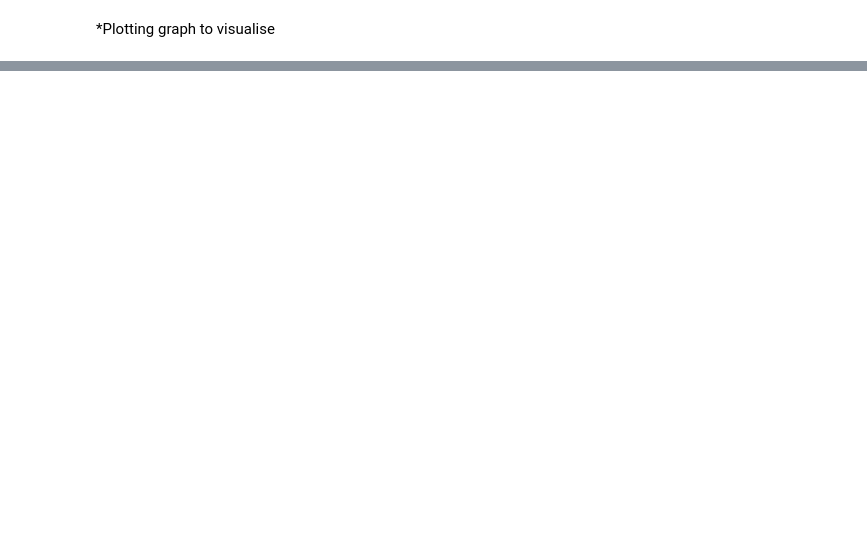
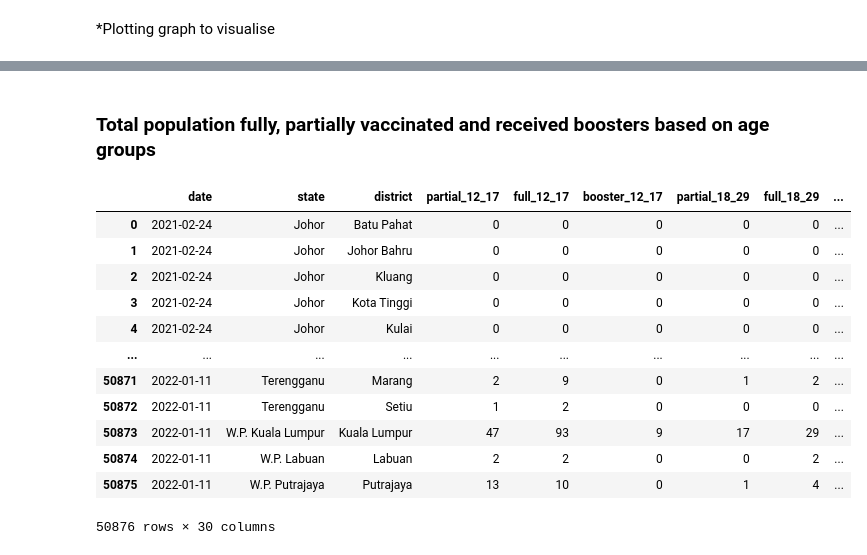
Before and after one commit to Karmen-Tee/covid19-public, a Jupyter notebook: Descriptive Analysis.ipynb, the cells around one changed output, grey strips where cells are left out. Saved outputs shown, nothing was run; the diff lists cells and outputs as text; code cells hidden in the pictures; blank space fills up the shorter version.

```diff
--- a/Descriptive Analysis.ipynb
+++ b/Descriptive Analysis.ipynb
@@ -145,0 +311,20 @@ ax.xaxis.set_major_formatter(date_form)
+# %% [markdown]
+### Total population fully, partially vaccinated and received boosters based on age groups
+# %%
+# Load vaccination among age groups dataset
+vax_age = pd.read_csv(folder + 'vaccination/vax_demog_age.csv')
+vax_age
+# %% [output]
+|  | date | state | district | partial_12_17 | full_12_17 | booster_12_17 | partial_18_29 | full_18_29 | ... |
+| 0 | 2021-02-24 | Johor | Batu Pahat | 0 | 0 | 0 | 0 | 0 | ... |
+| 1 | 2021-02-24 | Johor | Johor Bahru | 0 | 0 | 0 | 0 | 0 | ... |
+| 2 | 2021-02-24 | Johor | Kluang | 0 | 0 | 0 | 0 | 0 | ... |
+| 3 | 2021-02-24 | Johor | Kota Tinggi | 0 | 0 | 0 | 0 | 0 | ... |
+| 4 | 2021-02-24 | Johor | Kulai | 0 | 0 | 0 | 0 | 0 | ... |
+| ... | ... | ... | ... | ... | ... | ... | ... | ... | ... |
+| 50871 | 2022-01-11 | Terengganu | Marang | 2 | 9 | 0 | 1 | 2 | ... |
+| 50872 | 2022-01-11 | Terengganu | Setiu | 1 | 2 | 0 | 0 | 0 | ... |
+| 50873 | 2022-01-11 | W.P. Kuala Lumpur | Kuala Lumpur | 47 | 93 | 9 | 17 | 29 | ... |
+| 50874 | 2022-01-11 | W.P. Labuan | Labuan | 2 | 2 | 0 | 0 | 2 | ... |
+| 50875 | 2022-01-11 | W.P. Putrajaya | Putrajaya | 13 | 10 | 0 | 1 | 4 | ... |
+50876 rows × 30 columns
```
Also changed, not shown: parts of 30 cells of this notebook.
